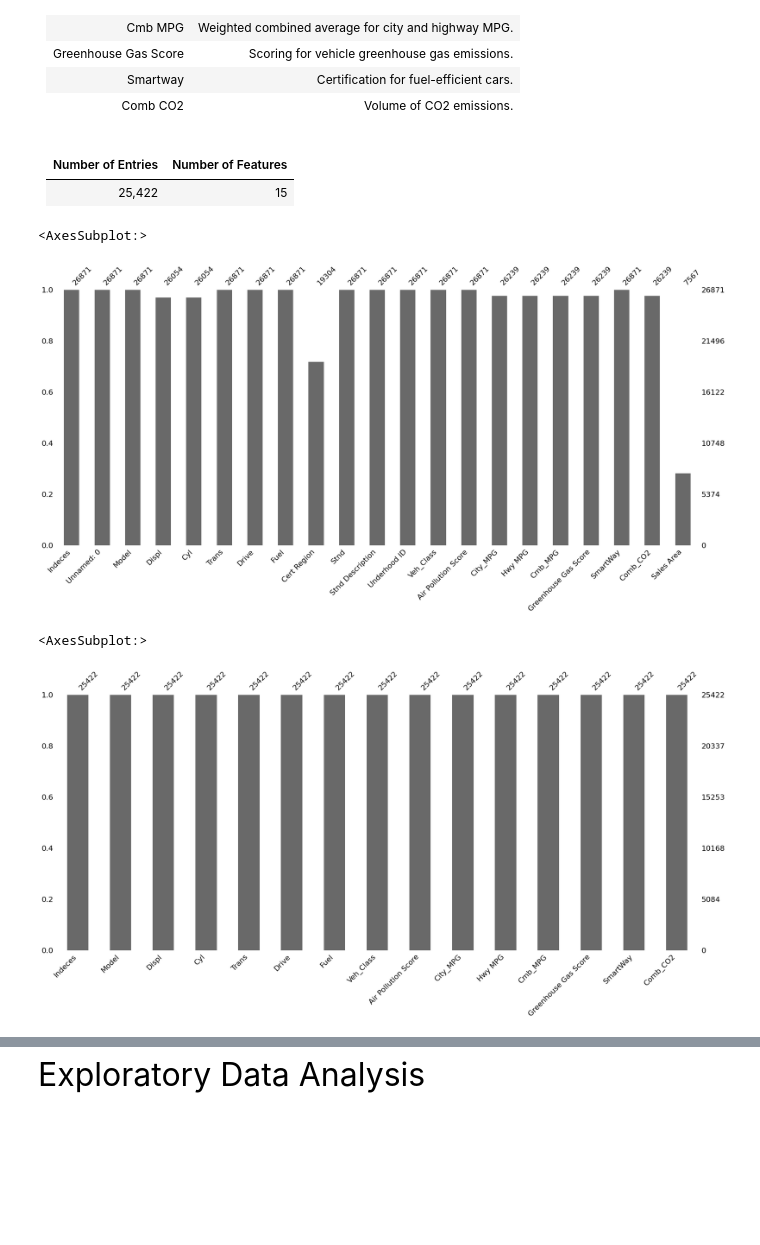
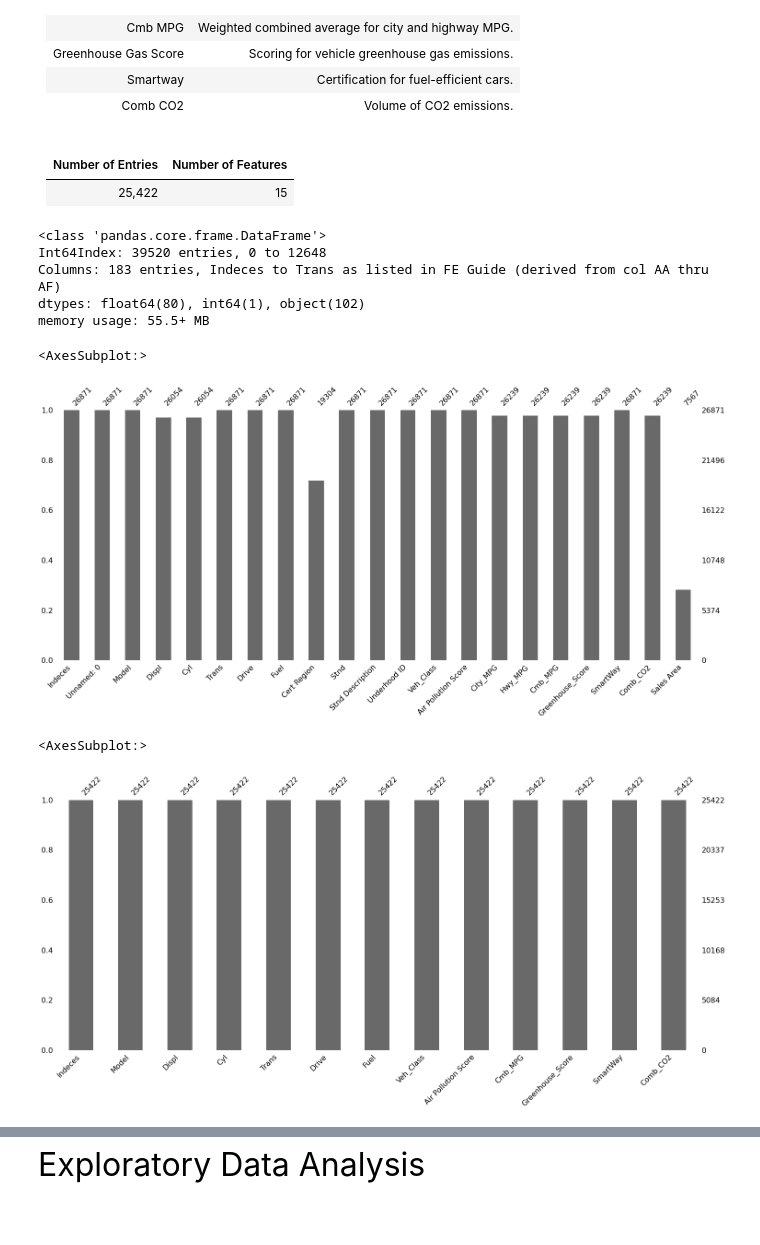
Before and after one commit to emumen77/Predicting-and-Analyzing-Fuel-Efficiency, a Jupyter notebook: EPAGreen.ipynb, the cells around one changed output, grey strips where cells are left out. Drawn from its saved outputs; the diff is of its cells as text; code cells hidden in the pictures; blank space fills up the shorter version.

```diff
--- a/EPAGreen.ipynb
+++ b/EPAGreen.ipynb
@@ -25,10 +34,13 @@ for i in range(25421):
     ind_list.append(i)
 #print(ind_list)
 # %%
+#Importing the excel data files and converting them to csv files
+
 epa_file = pd.DataFrame(pd.read_excel("/home/emumen/Documents/Misk-DSI-2022/Predicting-and-Analyzing-Fuel-Efficiency/data/EPAGreen.xlsx"))
 epa_file.to_csv("/home/emumen/Documents/Misk-DSI-2022/Predicting-and-Analyzing-Fuel-Efficiency/data/EPAGreen.csv", index = ind_list, header = True)
 epa = pd.read_csv("/home/emumen/Documents/Misk-DSI-2022/Predicting-and-Analyzing-Fuel-Efficiency/data/EPAGreen.csv")
-epa = epa.rename(columns=({'Veh Class':'Veh_Class', "City MPG": "City_MPG", "Cmb MPG": "Cmb_MPG", "Greenhous Gas Score": "Greenhous_Score", "Comb CO2": "Comb_CO2", "Unnamed: 0.1": "Indeces"}))
+fuel = pd.read_csv("/home/emumen/Documents/Misk-DSI-2022/Predicting-and-Analyzing-Fuel-Efficiency/data/Fuel_Econ.csv")
+epa = epa.rename(columns=({'Veh Class':'Veh_Class', "City MPG": "City_MPG", "Cmb MPG": "Cmb_MPG", "Greenhouse Gas Score": "Greenhouse_Score", "Comb CO2": "Comb_CO2", "Unnamed: 0.1": "Indeces", "Hwy MPG": "Hwy_MPG"}))
 # %% [markdown]
 <font size="10">Predicting and Analyzing Fuel Efficiency</font>
 <br>
@@ -78 +95,13 @@ epa_file = pd.DataFrame(pd.read_excel("/home/emumen/Documents/Misk-DSI-2022/Pred
+# %%
+#Combining the EPAGreen Vehicle Guide and the Fuel Economy guide data files using pd.concat()
+
+data = [epa, fuel]
+epaf = pd.concat(data)
+epaf.info()
+# %% [output]
+<class 'pandas.core.frame.DataFrame'>
+Int64Index: 39520 entries, 0 to 12648
+Columns: 183 entries, Indeces to Trans as listed in FE Guide (derived from col AA thru AF)
+dtypes: float64(80), int64(1), object(102)
+memory usage: 55.5+ MB
 # %%
@@ -169,24 +198,24 @@ missing_epa = epa.isnull().sum()
 msn.bar(epa)
 # %% [output]
 <AxesSubplot:>
-[figure, old version]
+[figure, new version]
 # %%
 Columns = []
 for column in epa:
     if epa[column].isna().sum() >= 0.6*26871:
 #    if msn.bar(column) == 0:
         Columns.append(column)
     else:
         continue
 epa.drop(Columns, axis = 1, inplace = True)
-epa.drop(["Cert Region", "Stnd", "Stnd Description", "Underhood ID", "Unnamed: 0"], axis = 1, inplace = True)
+epa.drop(["Cert Region", "Stnd", "Stnd Description", "Underhood ID", "Unnamed: 0", "City_MPG", "Hwy_MPG"], axis = 1, inplace = True)
 epa = epa.dropna()
 #print(epa)
 msn.bar(epa)
 #epa.fillna(method ='pad')
 # %% [output]
 <AxesSubplot:>
-[figure, old version]
+[figure, new version]
 # %%
 #Comb CO2
 
```
Also changed, not shown: parts of 18 cells of this notebook, 9 other files.
